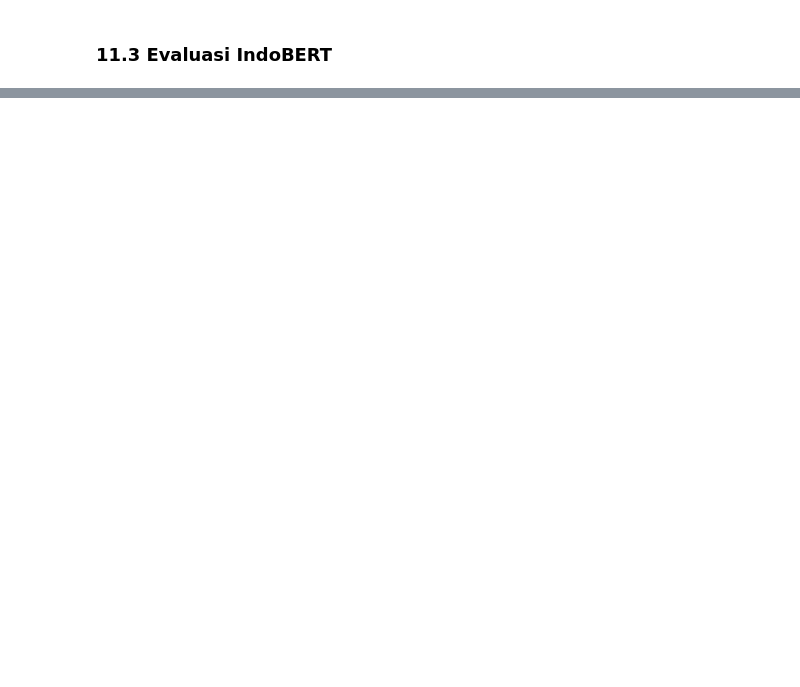
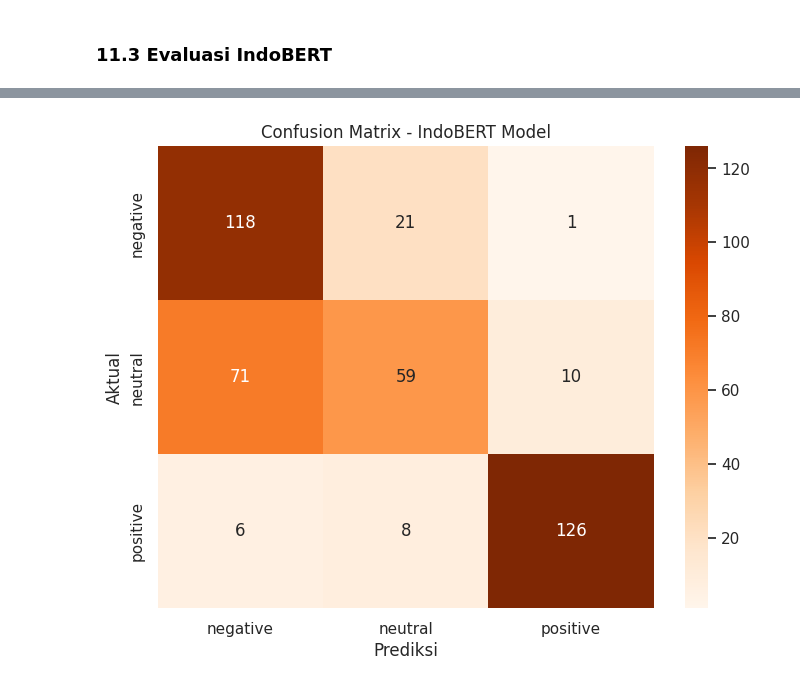
Before and after one commit to LuqmanSyah/tokopedia-review-sentiment, a Jupyter notebook: tokopedia_review_sentimen.ipynb, the cells around one changed output, grey strips where cells are left out. Cells and saved outputs as stored; diff of their text form; code cells hidden in the pictures; blank space fills up the shorter version.

```diff
--- a/tokopedia_review_sentimen.ipynb
+++ b/tokopedia_review_sentimen.ipynb
@@ -486,0 +685,26 @@ bert_metrics
+# %%
+import numpy as np
+
+# Get predictions from the trainer
+output = trainer.predict(val_dataset)
+y_pred_bert = np.argmax(output.predictions, axis=-1)
+y_true_bert = output.label_ids
+
+# Generate confusion matrix
+cm_bert = confusion_matrix(y_true_bert, y_pred_bert)
+
+# Plotting
+plt.figure(figsize=(8, 6))
+sns.heatmap(
+    cm_bert,
+    annot=True,
+    fmt='d',
+    cmap='Oranges',
+    xticklabels=LABELS,
+    yticklabels=LABELS
+)
+plt.xlabel('Prediksi')
+plt.ylabel('Aktual')
+plt.title('Confusion Matrix - IndoBERT Model')
+plt.show()
+# %% [output]
@@ -486,0 +712 @@ bert_metrics
+[figure, added]
```
Also changed, not shown: parts of 26 cells of this notebook.
